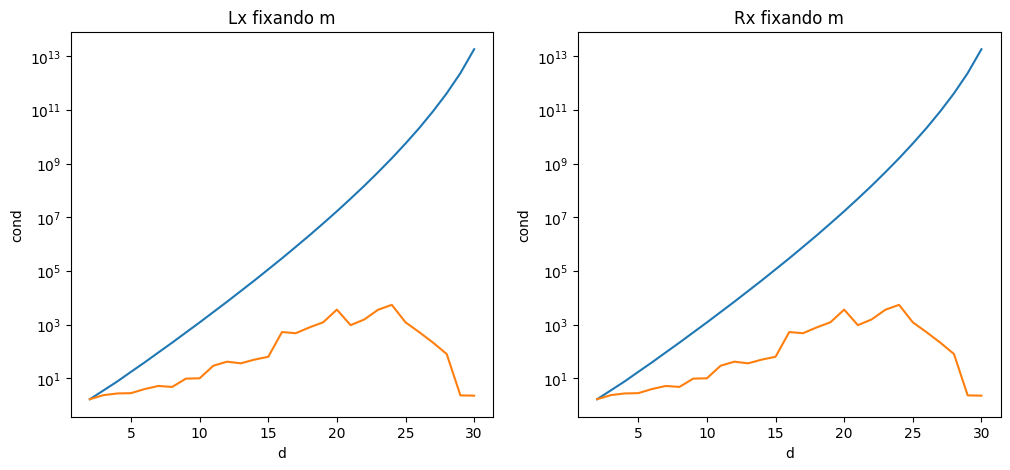
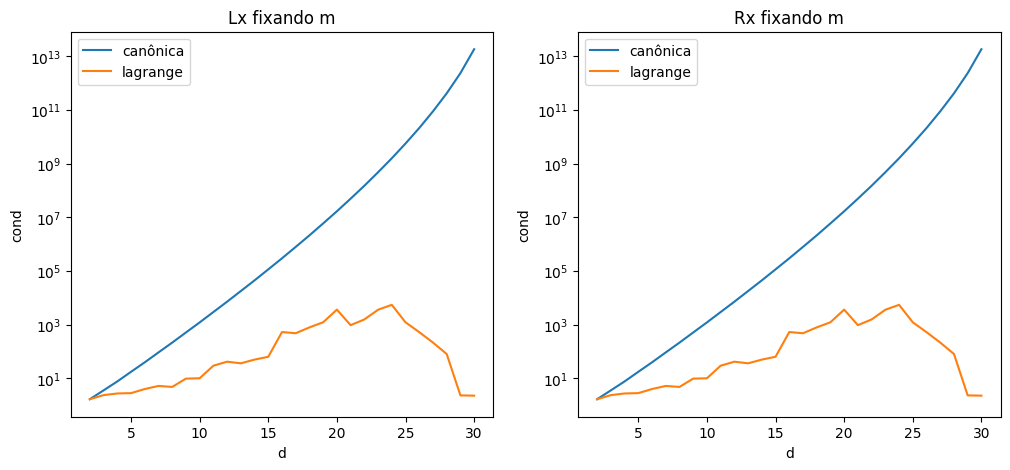
The change to this notebook cell's code, shown as a diff; its figure went from the first image to the second:
--- before
+++ after
@@ -4,6 +4,8 @@
 lagrange_Lx_test_fixing_m(30, ax=ax1)
 ax1.set_title("Lx fixando m")
+ax1.legend()
 
 canonic_Rx_test_fixing_m(30, ax=ax2)
 lagrange_Rx_test_fixing_m(30, ax=ax2)
 ax2.set_title("Rx fixando m")
+ax2.legend()

Commit: Add files via upload